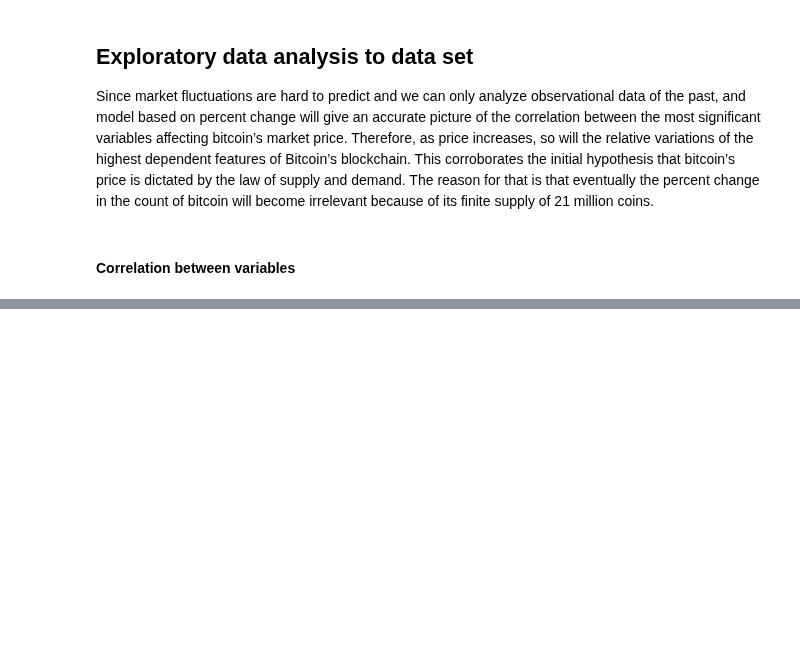
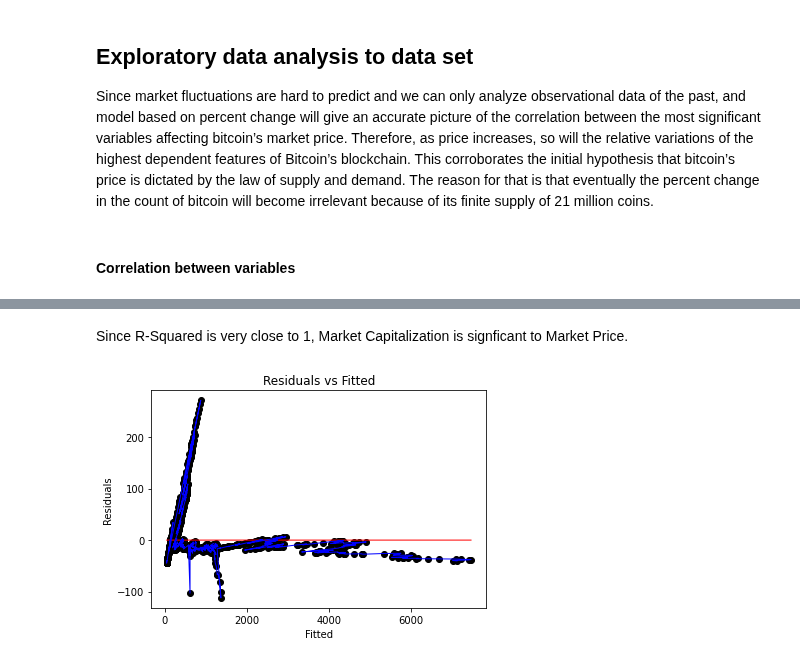
Before and after one commit to alvaroserrrano/BitcoinLinearRegression, a Jupyter notebook: bitcoin_linear_regression.ipynb, the cells around one changed output, grey strips where cells are left out. Saved outputs shown, nothing was run; the diff lists cells and outputs as text; code cells hidden in the pictures; blank space fills up the shorter version.

```diff
--- a/bitcoin_linear_regression.ipynb
+++ b/bitcoin_linear_regression.ipynb
@@ -137,0 +184,15 @@ Days                                                1.000000
+# %% [markdown]
+Since R-Squared is very close to 1, Market Capitalization is signficant to Market Price.
+# %%
+# Residuals vs fitted plot
+plt.scatter(predictions, residuals,  color='black')
+plt.xticks(np.arange(0, max(predictions), step=2000))
+plt.yticks(np.arange(-100, 300, step=100))
+plt.plot(np.unique(predictions), np.poly1d(np.polyfit(predictions, residuals, 1))(np.unique(predictions)), color='red', linewidth=1)
+plt.plot(predictions, residuals, color='blue', linewidth=1)
+plt.title('Residuals vs Fitted')
+plt.xlabel('Fitted')
+plt.ylabel('Residuals')
+plt.show()
+# %% [output]
+[figure, added]
```
Also changed, not shown: parts of 9 cells of this notebook.
